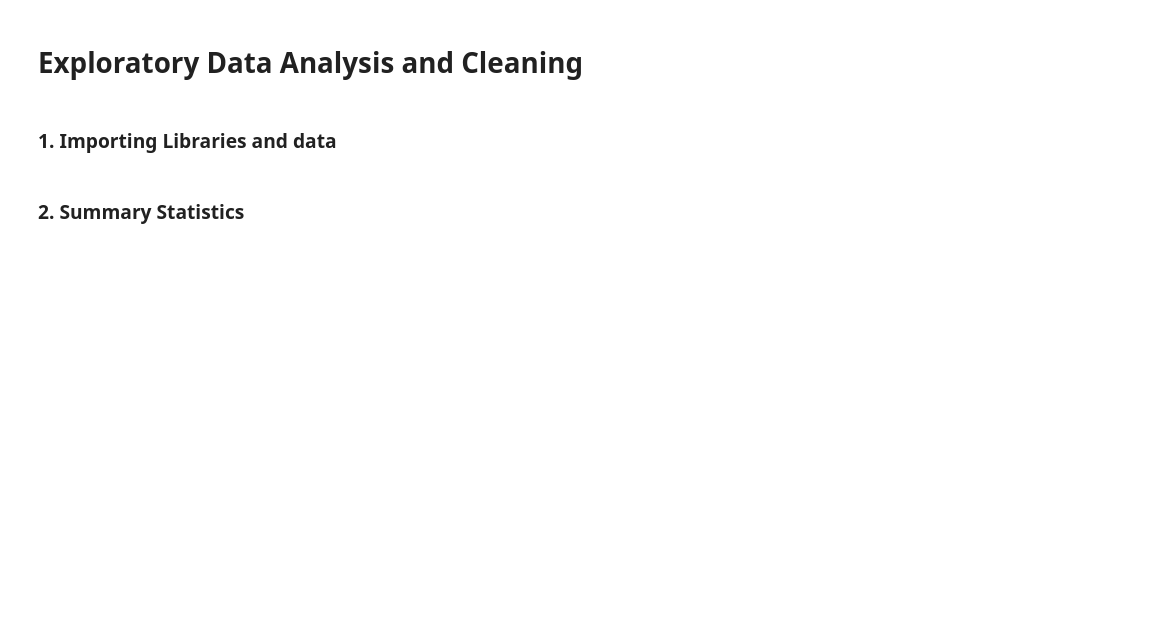
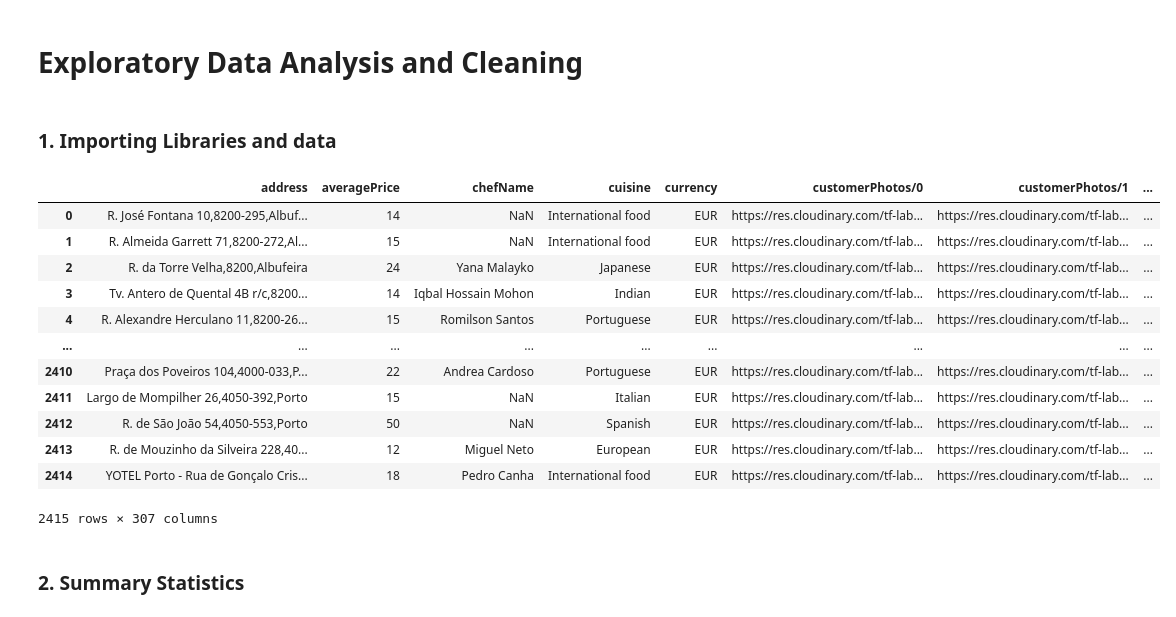
Before and after one commit to shaulleo/FlavourFlix, a Jupyter notebook: EDA1.ipynb, the cells around one changed output. Saved outputs shown, nothing was run; the diff lists cells and outputs as text; code cells hidden in the pictures; blank space fills up the shorter version.

```diff
--- a/EDA1.ipynb
+++ b/EDA1.ipynb
@@ -12,3 +16,19 @@ data = pd.read_csv('all_thefork_scrapes.csv', index_col=0)
+# %%
+data
+# %% [output]
+|  | address | averagePrice | chefName | cuisine | currency | customerPhotos/0 | customerPhotos/1 | ... |
+| 0 | R. José Fontana 10,8200-295,Albuf... | 14 | NaN | International food | EUR | https://res.cloudinary.com/tf-lab... | https://res.cloudinary.com/tf-lab... | ... |
+| 1 | R. Almeida Garrett 71,8200-272,Al... | 15 | NaN | International food | EUR | https://res.cloudinary.com/tf-lab... | https://res.cloudinary.com/tf-lab... | ... |
+| 2 | R. da Torre Velha,8200,Albufeira | 24 | Yana Malayko | Japanese | EUR | https://res.cloudinary.com/tf-lab... | https://res.cloudinary.com/tf-lab... | ... |
+| 3 | Tv. Antero de Quental 4B r/c,8200... | 14 | Iqbal Hossain Mohon | Indian | EUR | https://res.cloudinary.com/tf-lab... | https://res.cloudinary.com/tf-lab... | ... |
+| 4 | R. Alexandre Herculano 11,8200-26... | 15 | Romilson Santos | Portuguese | EUR | https://res.cloudinary.com/tf-lab... | https://res.cloudinary.com/tf-lab... | ... |
+| ... | ... | ... | ... | ... | ... | ... | ... | ... |
+| 2410 | Praça dos Poveiros 104,4000-033,P... | 22 | Andrea Cardoso | Portuguese | EUR | https://res.cloudinary.com/tf-lab... | https://res.cloudinary.com/tf-lab... | ... |
+| 2411 | Largo de Mompilher 26,4050-392,Porto | 15 | NaN | Italian | EUR | https://res.cloudinary.com/tf-lab... | https://res.cloudinary.com/tf-lab... | ... |
+| 2412 | R. de São João 54,4050-553,Porto | 50 | NaN | Spanish | EUR | https://res.cloudinary.com/tf-lab... | https://res.cloudinary.com/tf-lab... | ... |
+| 2413 | R. de Mouzinho da Silveira 228,40... | 12 | Miguel Neto | European | EUR | https://res.cloudinary.com/tf-lab... | https://res.cloudinary.com/tf-lab... | ... |
+| 2414 | YOTEL Porto - Rua de Gonçalo Cris... | 18 | Pedro Canha | International food | EUR | https://res.cloudinary.com/tf-lab... | https://res.cloudinary.com/tf-lab... | ... |
+2415 rows × 307 columns
 # %% [markdown]
 ### 2. Summary Statistics
 # %%
```
Also changed, not shown: parts of 35 cells of this notebook, 1 other file.
